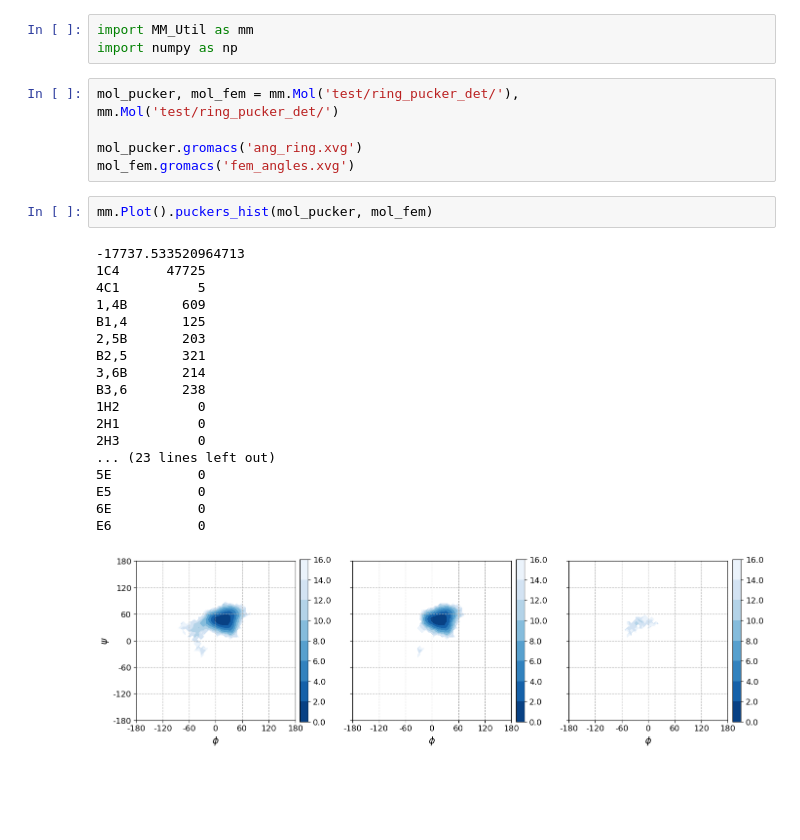
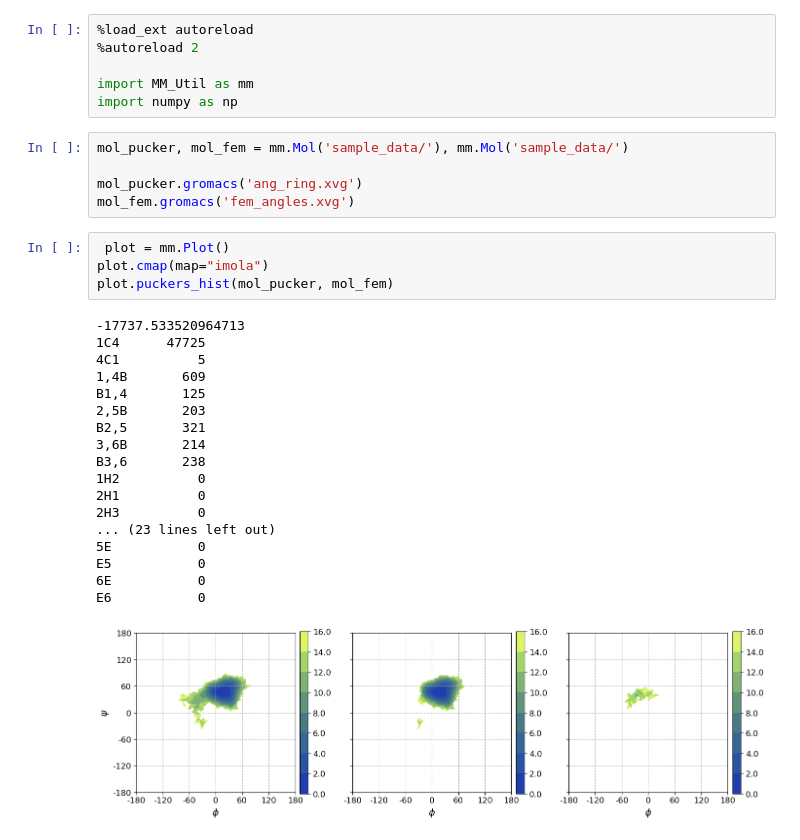
Before and after one commit to marianski-lab/artdep, a Jupyter notebook: benchmarks/ring_puckers_hist.ipynb, the cells around one changed output. Drawn from its saved outputs; the diff is of its cells as text; blank space fills up the shorter version.

```diff
--- a/benchmarks/ring_puckers_hist.ipynb
+++ b/benchmarks/ring_puckers_hist.ipynb
@@ -1,29 +1,34 @@
 # %%
+%load_ext autoreload
+%autoreload 2
+
 import MM_Util as mm
 import numpy as np
 # %%
-mol_pucker, mol_fem = mm.Mol('test/ring_pucker_det/'), mm.Mol('test/ring_pucker_det/')
+mol_pucker, mol_fem = mm.Mol('sample_data/'), mm.Mol('sample_data/')
 
 mol_pucker.gromacs('ang_ring.xvg')
 mol_fem.gromacs('fem_angles.xvg')
 # %%
-mm.Plot().puckers_hist(mol_pucker, mol_fem)
+ plot = mm.Plot()
+plot.cmap(map="imola")
+plot.puckers_hist(mol_pucker, mol_fem)
 # %% [output]
 -17737.533520964713
 1C4      47725
 4C1          5
 1,4B       609
 B1,4       125
 2,5B       203
 B2,5       321
 3,6B       214
 B3,6       238
 1H2          0
 2H1          0
 2H3          0
 ... (23 lines left out)
 5E           0
 E5           0
 6E           0
 E6           0
-[figure, old version]
+[figure, new version]
```
Also changed, not shown: 2 other files.
